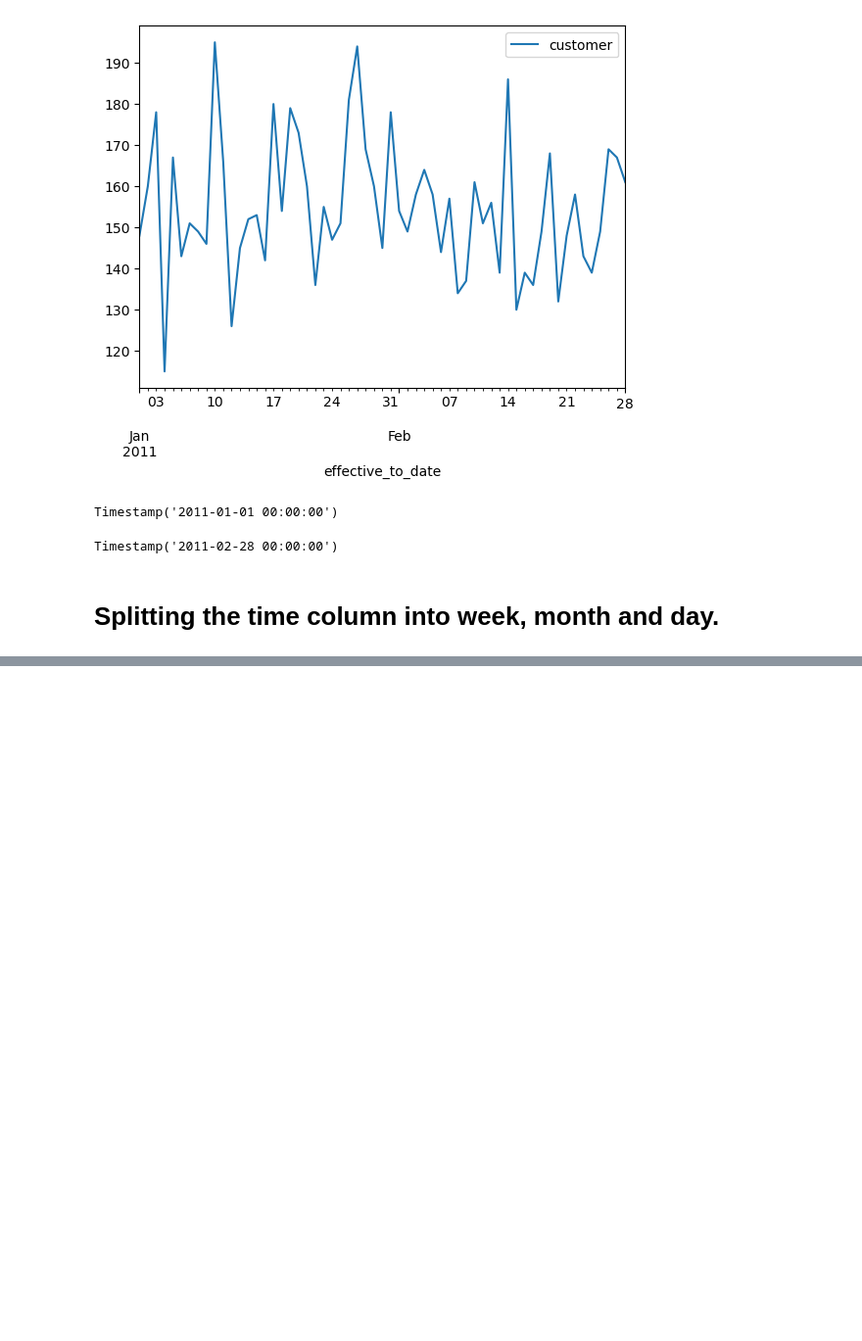
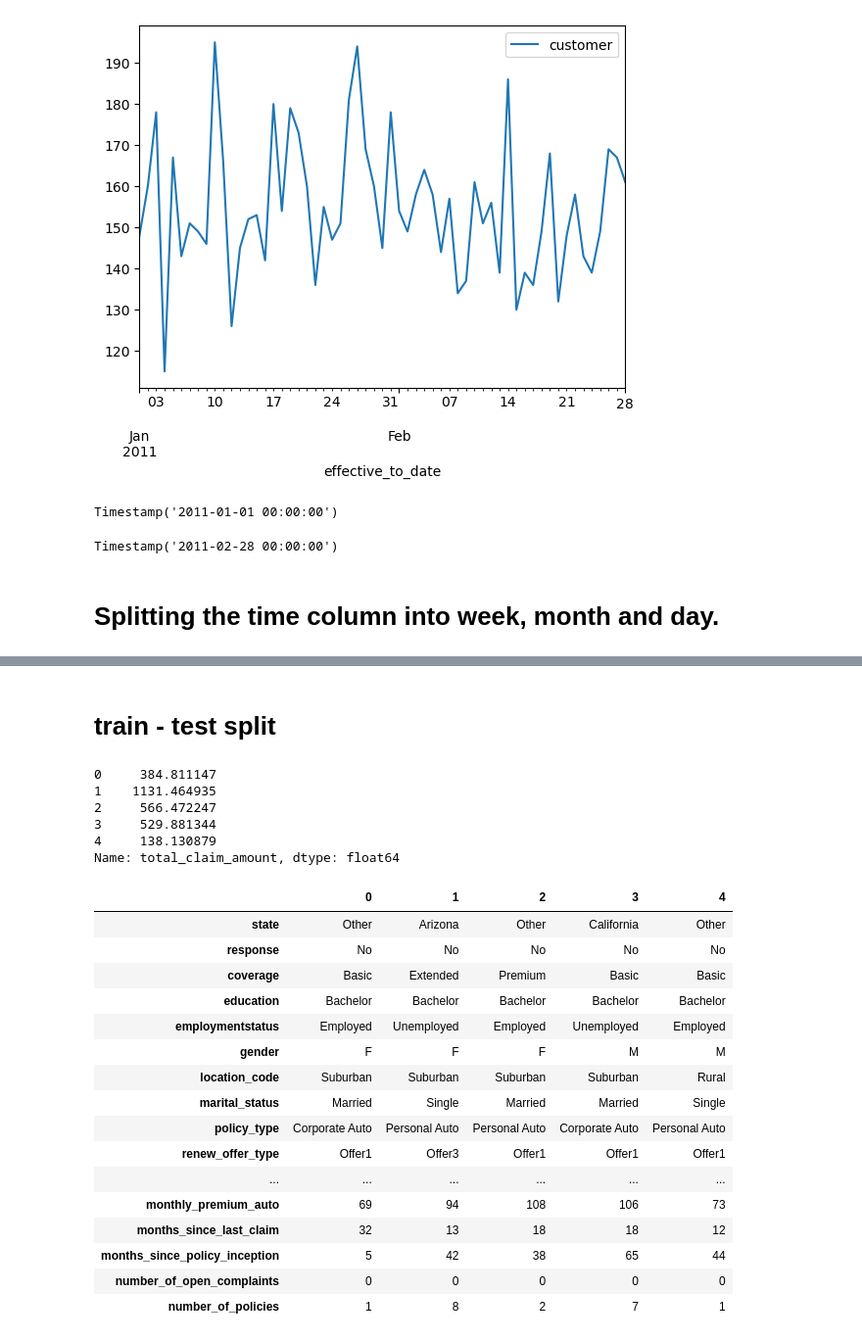
Before and after one commit to vrushali92/lab-cleaning-numerical-data, a Jupyter notebook: files_for_lab/Auto_Insurance.ipynb, the cells around one changed output, grey strips where cells are left out. Shown at 98% size. Saved outputs shown, nothing was run; the diff lists cells and outputs as text; code cells hidden in the pictures; blank space fills up the shorter version.

Commit message:
completed regression model test

```diff
--- a/files_for_lab/Auto_Insurance.ipynb
+++ b/files_for_lab/Auto_Insurance.ipynb
@@ -825,0 +894,32 @@ data.head().T
+# %% [markdown]
+# train - test split
+# %%
+y = complete_df["total_claim_amount"]
+X = complete_df.drop(["total_claim_amount"], axis = 1)
+
+display(y.head())
+X.head().T
+# %% [output]
+0     384.811147
+1    1131.464935
+2     566.472247
+3     529.881344
+4     138.130879
+Name: total_claim_amount, dtype: float64
+|  | 0 | 1 | 2 | 3 | 4 |
+| state | Other | Arizona | Other | California | Other |
+| response | No | No | No | No | No |
+| coverage | Basic | Extended | Premium | Basic | Basic |
+| education | Bachelor | Bachelor | Bachelor | Bachelor | Bachelor |
+| employmentstatus | Employed | Unemployed | Employed | Unemployed | Employed |
+| gender | F | F | F | M | M |
+| location_code | Suburban | Suburban | Suburban | Suburban | Rural |
+| marital_status | Married | Single | Married | Married | Single |
+| policy_type | Corporate Auto | Personal Auto | Personal Auto | Corporate Auto | Personal Auto |
+| renew_offer_type | Offer1 | Offer3 | Offer1 | Offer1 | Offer1 |
+| ... | ... | ... | ... | ... | ... |
+| monthly_premium_auto | 69 | 94 | 108 | 106 | 73 |
+| months_since_last_claim | 32 | 13 | 18 | 18 | 12 |
+| months_since_policy_inception | 5 | 42 | 38 | 65 | 44 |
+| number_of_open_complaints | 0 | 0 | 0 | 0 | 0 |
+| number_of_policies | 1 | 8 | 2 | 7 | 1 |
```
Also changed, not shown: parts of 54 cells of this notebook, 3 other files.
